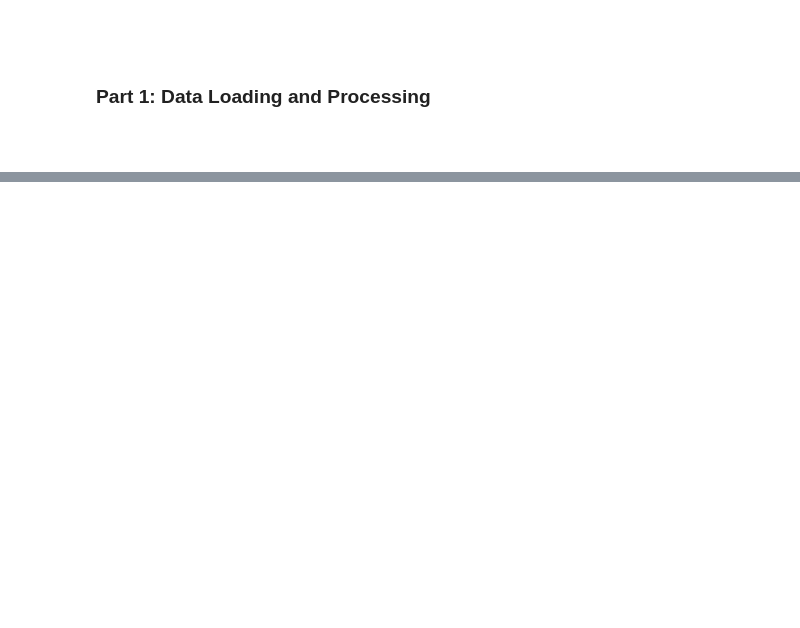
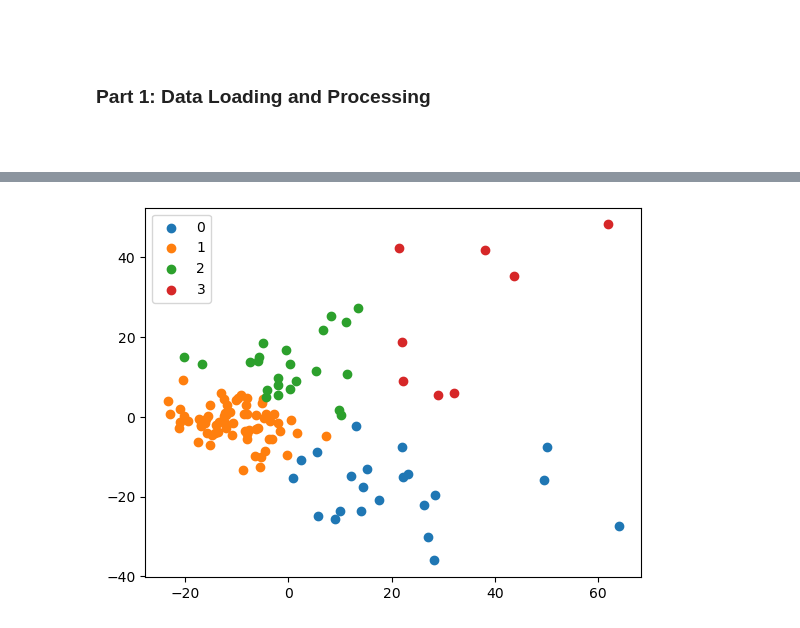
Before and after one commit to simoninic/CG_Final_Project, a Jupyter notebook: cnv_hmm_nb.ipynb, the cells around one changed output, grey strips where cells are left out. Cells and saved outputs as stored; diff of their text form; code cells hidden in the pictures; blank space fills up the shorter version.

```diff
--- a/cnv_hmm_nb.ipynb
+++ b/cnv_hmm_nb.ipynb
@@ -111,0 +96,11 @@ print(trans_mtx)
+# %%
+gmm = GaussianMixture(n_components=4, random_state=1)  # Number of clusters to form
+label = gmm.fit_predict(df)  # Predict labels for all data points
+u_labels = np.unique(label)  # Get unique labels
+
+for i in u_labels:
+    plt.scatter(df[label == i, 0], df[label == i, 1], label=i)
+plt.legend()
+plt.show()
+# %% [output]
+[figure, added]
```
Also changed, not shown: parts of 22 cells of this notebook, 1 other file.
